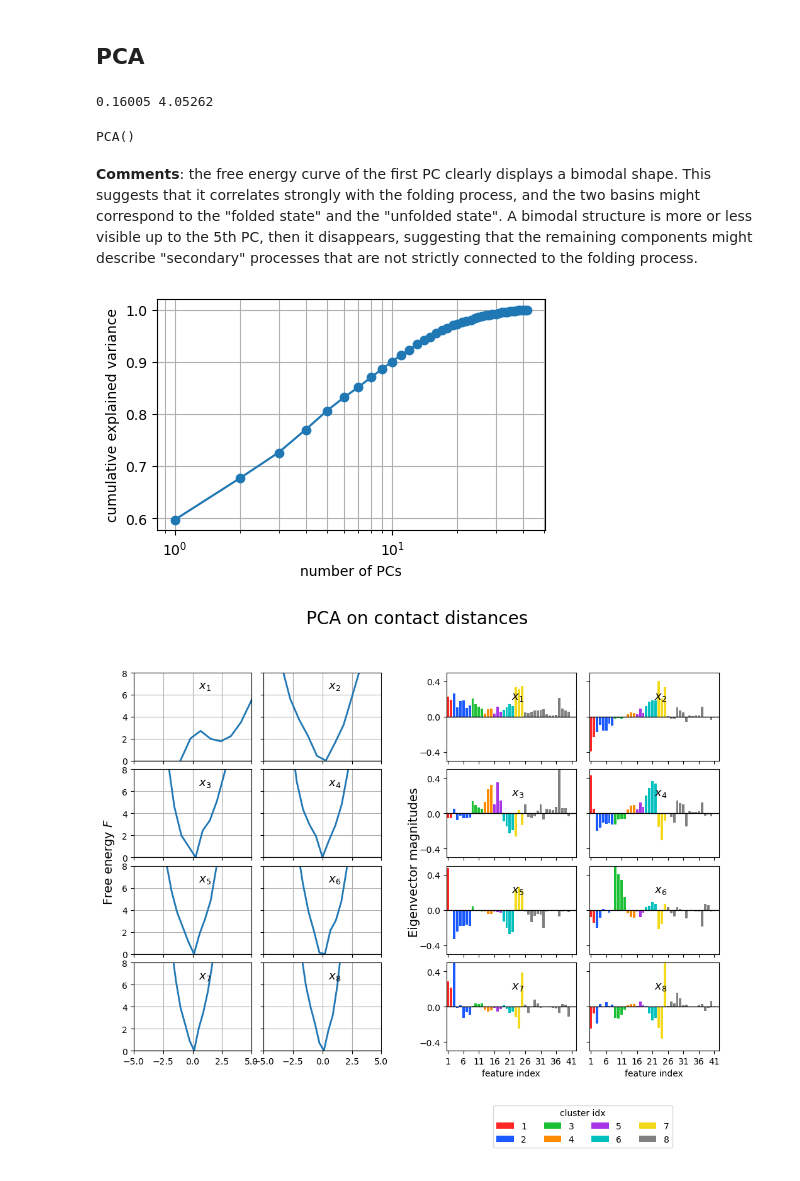
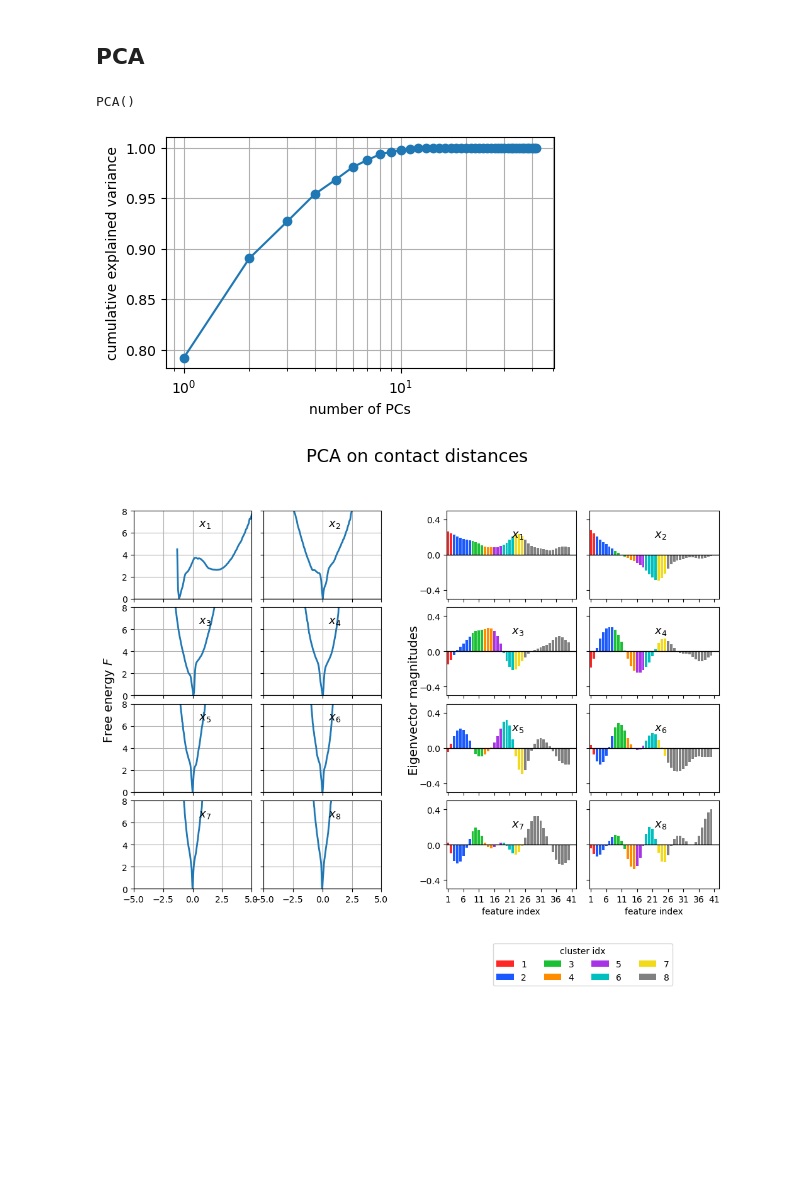
Before and after one commit to miriamzara/MSM, a Jupyter notebook: dimensionality_reduction.ipynb, the cells around one changed output. Cells and saved outputs as stored; diff of their text form; code cells hidden in the pictures; blank space fills up the shorter version.

Commit message:
fixed free energy curves and added PCA scatterplots

```diff
--- a/dimensionality_reduction.ipynb
+++ b/dimensionality_reduction.ipynb
@@ -32,8 +32,8 @@ data_folder = "./data/"
 #################################################
 #################################################
 
-def free_energy_1d(y):
-    hist, edges = np.histogram(y, density=True)
+def free_energy_1d(y, bins = 100):
+    hist, edges = np.histogram(y, bins = bins, density=True)
     centers = 0.5 * (edges[:-1] + edges[1:])
     p = hist + 1e-12
     F = - np.log(p)
@@ -133,3 +136,15 @@ However, the goal simply remains smoothing out the signal.
 
 
 Why would you want to do that? See handwritten notes. It is expected to lower the uncertainties of cluster assignation and it is suggested by the authors as an alternative procedure to *dynamic core sets*.
+# %%
+from scipy.ndimage import gaussian_filter1d
+
+smoothed_distances = gaussian_filter1d(distances, sigma=2)
+
+
+fig, ax = plt.subplots(figsize = (10, 3))
+ax.plot(np.arange(distances.shape[0]), distances[:, 0], label = "raw")
+ax.plot(np.arange(distances.shape[0]), smoothed_distances[:, 0], label = "smoothed")
+ax.legend()
+ax.set_xlabel("simulation frame idx")
+ax.set_ylabel("distance [nm]")
@@ -136,24 +154,20 @@ Why would you want to do that? See handwritten notes. It is expected to lower th
 # %% [markdown]
 ## PCA
-# %%
-print(np.min(distances), np.max(distances)) # [nm]
-# %% [output]
-0.16005 4.05262
 # %%
+X = smoothed_distances
+
 pca = PCA()
-pca.fit(distances)
+pca.fit(X)
 # %% [output]
 PCA()
 # %%
 eigvecs = pca.components_ # components, space dimension (42, 42), ordered by decreasing eigval
 eigvals = pca.explained_variance_
 # %%
-Y = pca.fit_transform(distances) # rotate the dataset onto the orthonormal basis of eigenvectors
+Y = pca.fit_transform(X) # rotate the dataset onto the orthonormal basis of eigenvectors
 explained = pca.explained_variance_ratio_
 cum_explained = np.cumsum(explained)
 max_pcs = eigvecs.shape[0]         # shape: (n_pcs, n_features)
-# %% [markdown]
-**Comments**: the free energy curve of the first PC clearly displays a bimodal shape. This suggests that it correlates strongly with the folding process, and the two basins might correspond to the "folded state" and the "unfolded state". A bimodal structure is more or less visible up to the 5th PC, then it disappears, suggesting that the remaining components might describe "secondary" processes that are not strictly connected to the folding process.
 # %%
 fig, ax = plt.subplots(figsize = (5, 3))
 ax.plot(np.arange(1, max_pcs + 1), cum_explained, marker = "o")
@@ -162,7 +176,7 @@ ax.set_xlabel("number of PCs")
 ax.set_ylabel("cumulative explained variance")
 ax.grid(which = "both")
 # %% [output]
-[figure, old version]
+[figure, new version]
 # %%
 ## DO NOT CHANGE THESE COLORS
 # they are the same as used in the pymol script
@@ -247,43 +261,43 @@ axs_b = []
 for i in range(8):
     ax = fig.add_subplot(gs_b[i // 2, i % 2])
     axs_b.append(ax)
-    for j in np.arange(0, distances.shape[1]):
+    for j in np.arange(0, X.shape[1]):
         ax.bar(j-1, eigvecs[i][j], color = colors[feature_index_list[j][1] - 1], width=0.8)
     ax.axhline(0, color="black", lw=1)
     ax.set_ylim(-0.5, 0.5)
     ax.set_yticks([-0.4, 0, 0.4])
-    ax.set_xlim(0.5,  distances.shape[1] + 0.5)
-    ax.set_xticks(np.arange(1, distances.shape[1] + 1, 5))
+    ax.set_xlim(0.5,  X.shape[1] + 0.5)
+    ax.set_xticks(np.arange(1, X.shape[1] + 1, 5))
     ax.text(0.50, 0.70, rf"$x_{i+1}$", transform=ax.transAxes, fontsize=13)
     if i % 2 == 1:
         ax.tick_params(labelleft=False)
     if i < 6:
         ax.tick_params(labelbottom=False)
     if i > 5:
         ax.set_xlabel("feature index")
 
 
 gs_legend = outer[1, 1].subgridspec(1, 1, wspace=0.1, hspace=0.1)
 ax_leg = fig.add_subplot(gs_legend[0, 0])
 
 from matplotlib.patches import Patch
 
 ax_leg.axis("off")
 
 handles = [
     Patch(facecolor=colors[k], label=f"{k+1}")
     for k in range(0, 8)
 ]
 
 ax_leg.legend(
     title = "cluster idx",
     handles=handles,
     loc="center",
     frameon=True,
     ncol=4
 )
 
 plt.suptitle("PCA on contact distances", fontsize = 20)
 plt.show()
 # %% [output]
-[figure, old version]
+[figure, new version]
```
Also changed, not shown: parts of 12 cells of this notebook.
